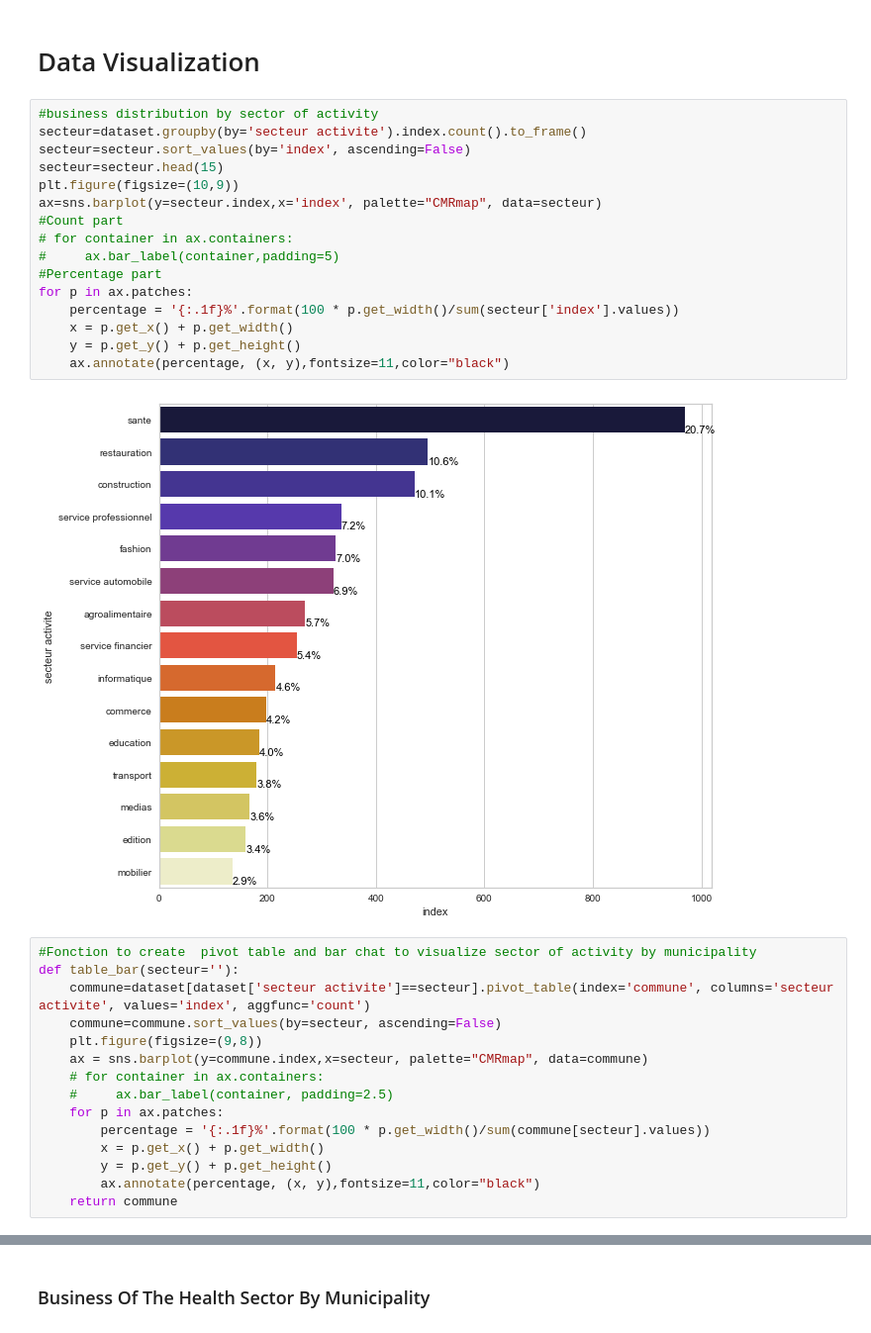
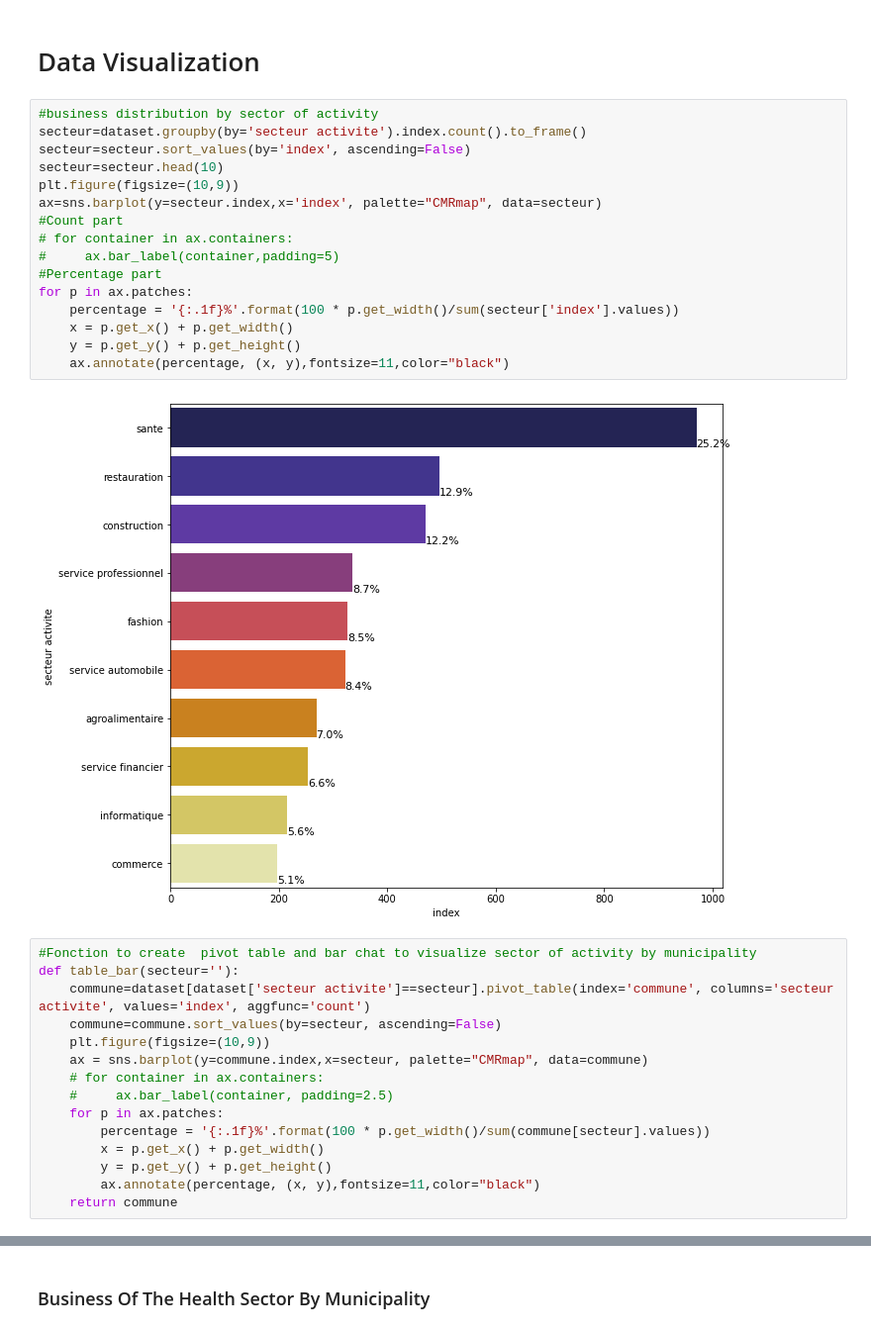
Before and after one commit to Ldave01/Best_Place_For_Business, a Jupyter notebook: eda.ipynb, the cells around one changed output, grey strips where cells are left out. Shown at 99% size. Saved outputs shown, nothing was run; the diff lists cells and outputs as text.

```diff
--- a/eda.ipynb
+++ b/eda.ipynb
@@ -129,27 +124,27 @@ pop.head(10)
 # %%
 #business distribution by sector of activity
 secteur=dataset.groupby(by='secteur activite').index.count().to_frame()
 secteur=secteur.sort_values(by='index', ascending=False)
-secteur=secteur.head(15)
+secteur=secteur.head(10)
 plt.figure(figsize=(10,9))
 ax=sns.barplot(y=secteur.index,x='index', palette="CMRmap", data=secteur)
 #Count part
 # for container in ax.containers:
 #     ax.bar_label(container,padding=5)
 #Percentage part
 for p in ax.patches:
     percentage = '{:.1f}%'.format(100 * p.get_width()/sum(secteur['index'].values))
     x = p.get_x() + p.get_width()
     y = p.get_y() + p.get_height()
     ax.annotate(percentage, (x, y),fontsize=11,color="black")
 # %% [output]
-[figure, old version]
+[figure, new version]
 # %%
 #Fonction to create  pivot table and bar chat to visualize sector of activity by municipality
 def table_bar(secteur=''):
     commune=dataset[dataset['secteur activite']==secteur].pivot_table(index='commune', columns='secteur activite', values='index', aggfunc='count')
     commune=commune.sort_values(by=secteur, ascending=False)
-    plt.figure(figsize=(9,8))
+    plt.figure(figsize=(10,9))
     ax = sns.barplot(y=commune.index,x=secteur, palette="CMRmap", data=commune)
     # for container in ax.containers:
     #     ax.bar_label(container, padding=2.5)
```
Also changed, not shown: parts of 52 cells of this notebook.
